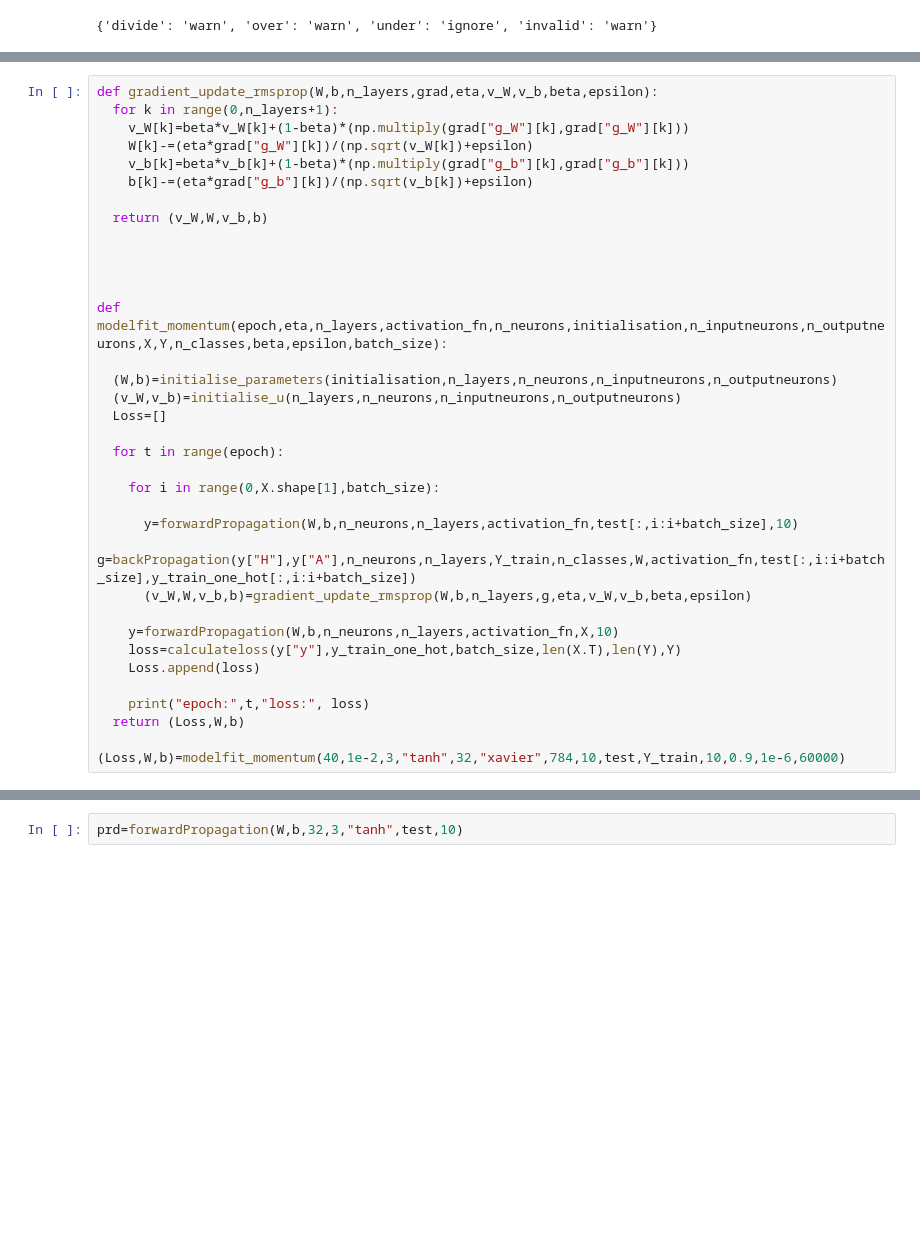
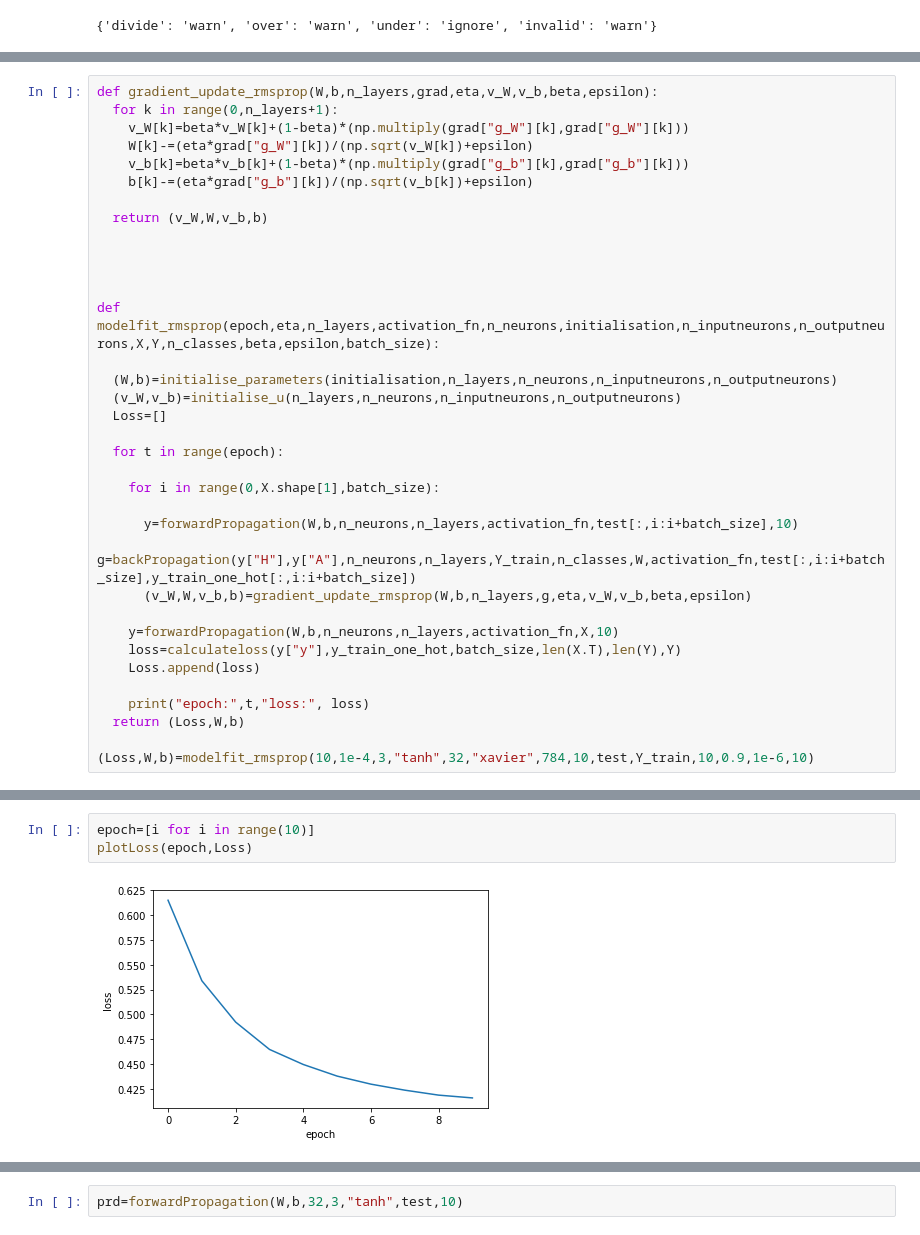
Before and after one commit to ayanasatheesh/cs6910_assignment1, a Jupyter notebook: Untitled18.ipynb, the cells around one changed output, grey strips where cells are left out. Cells and saved outputs as stored; diff of their text form; blank space fills up the shorter version.

```diff
--- a/Untitled18.ipynb
+++ b/Untitled18.ipynb
@@ -614,7 +657,7 @@ def gradient_update_rmsprop(W,b,n_layers,grad,eta,v_W,v_b,beta,epsilon):
 
 
 
-def modelfit_momentum(epoch,eta,n_layers,activation_fn,n_neurons,initialisation,n_inputneurons,n_outputneurons,X,Y,n_classes,beta,epsilon,batch_size):
+def modelfit_rmsprop(epoch,eta,n_layers,activation_fn,n_neurons,initialisation,n_inputneurons,n_outputneurons,X,Y,n_classes,beta,epsilon,batch_size):
 
   (W,b)=initialise_parameters(initialisation,n_layers,n_neurons,n_inputneurons,n_outputneurons)
   (v_W,v_b)=initialise_u(n_layers,n_neurons,n_inputneurons,n_outputneurons)
@@ -635,5 +678,5 @@ def modelfit_momentum(epoch,eta,n_layers,activation_fn,n_neurons,initialisation,
     print("epoch:",t,"loss:", loss)
   return (Loss,W,b)
 
-(Loss,W,b)=modelfit_momentum(40,1e-2,3,"tanh",32,"xavier",784,10,test,Y_train,10,0.9,1e-6,60000)
+(Loss,W,b)=modelfit_rmsprop(10,1e-4,3,"tanh",32,"xavier",784,10,test,Y_train,10,0.9,1e-6,10)
 # %% [output]
@@ -656,0 +693,5 @@ epoch: 39 loss: 0.8726178889496712
+# %%
+epoch=[i for i in range(10)]
+plotLoss(epoch,Loss)
+# %% [output]
+[figure, added]
```
Also changed, not shown: parts of 19 cells of this notebook.
